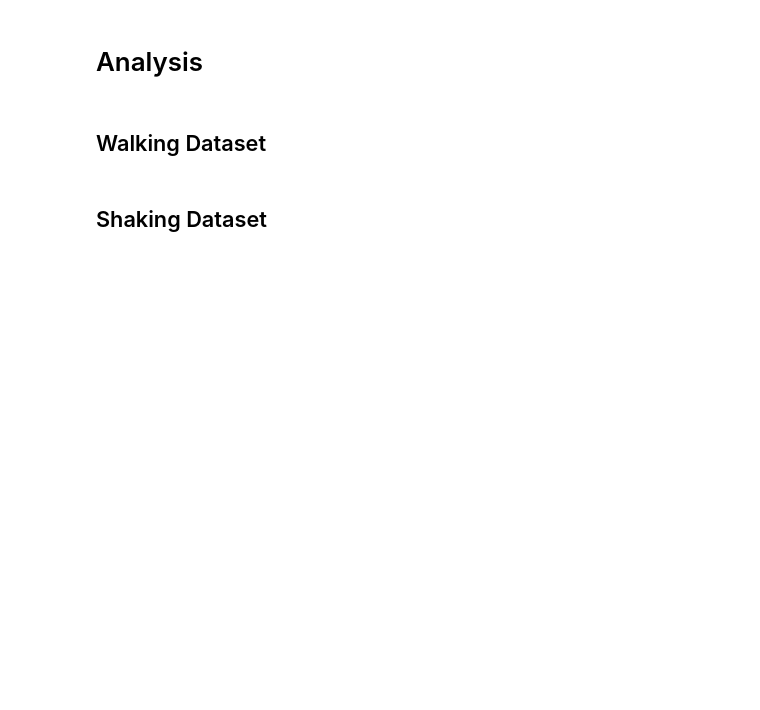
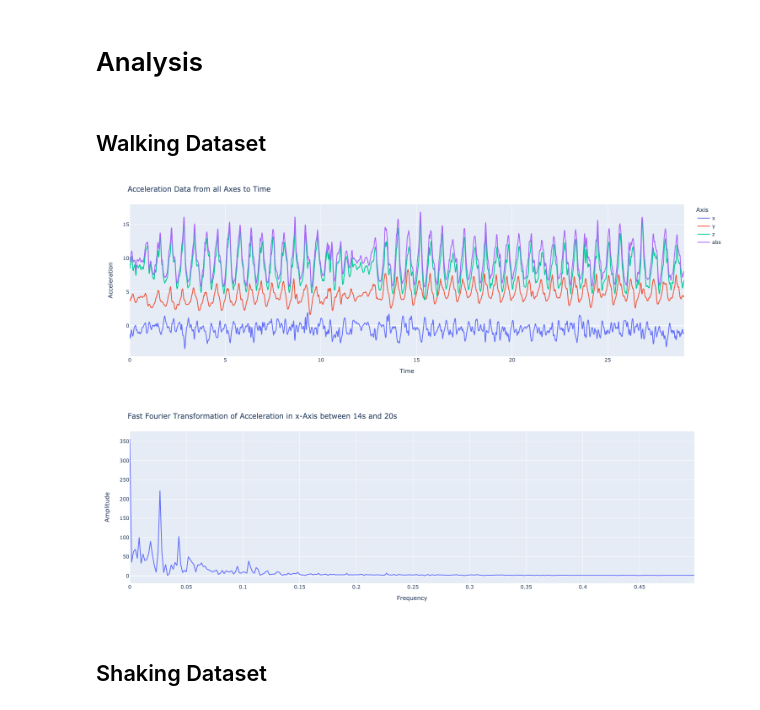
Before and after one commit to gabrieltorresgamez/fft-activity-recognition, a Jupyter notebook: main.ipynb, the cells around one changed output. Saved outputs shown, nothing was run; the diff lists cells and outputs as text; code cells hidden in the pictures; blank space fills up the shorter version.

Commit message:
add second limit to title and plot as png

```diff
--- a/main.ipynb
+++ b/main.ipynb
@@ -124,8 +124,9 @@ def get_fft(data, axis="x", timespan=(0, np.Inf)):
     # plot frequency spectrum
     fig = px.line(x=freq, y=fft)
 
+    # set labels
     fig.update_layout(
-        title=f"Fast Fourier Transformation of Acceleration in {axis}-Axis",
+        title=f"Fast Fourier Transformation of Acceleration in {axis}-Axis between {start}s and {end}s",
         xaxis_title="Frequency",
         yaxis_title="Amplitude",
     )
@@ -139,17 +140,20 @@ def get_fft(data, axis="x", timespan=(0, np.Inf)):
 # %%
 # read data
 walking1 = pd.read_csv("Walking1/Raw Data.csv")
 
 # wrangle data
 walking1 = wrangle_phyphox_data(walking1)
 
 # plot data
 fig = plot_movement(walking1)
-fig.show("svg", width=1000)
+fig.show("png", width=1500)
 
 # get fft
-_, _, fig = get_fft(walking1, axis="x", timespan=(14, 24))
-fig.show("svg", width=1000)
+_, _, fig = get_fft(walking1, axis="x", timespan=(14, 20))
+fig.show("png", width=1500)
+# %% [output]
+[figure, added]
+[figure, added]
 # %% [markdown]
 ## Shaking Dataset
 # %%
```
Also changed, not shown: parts of 1 cell of this notebook.
